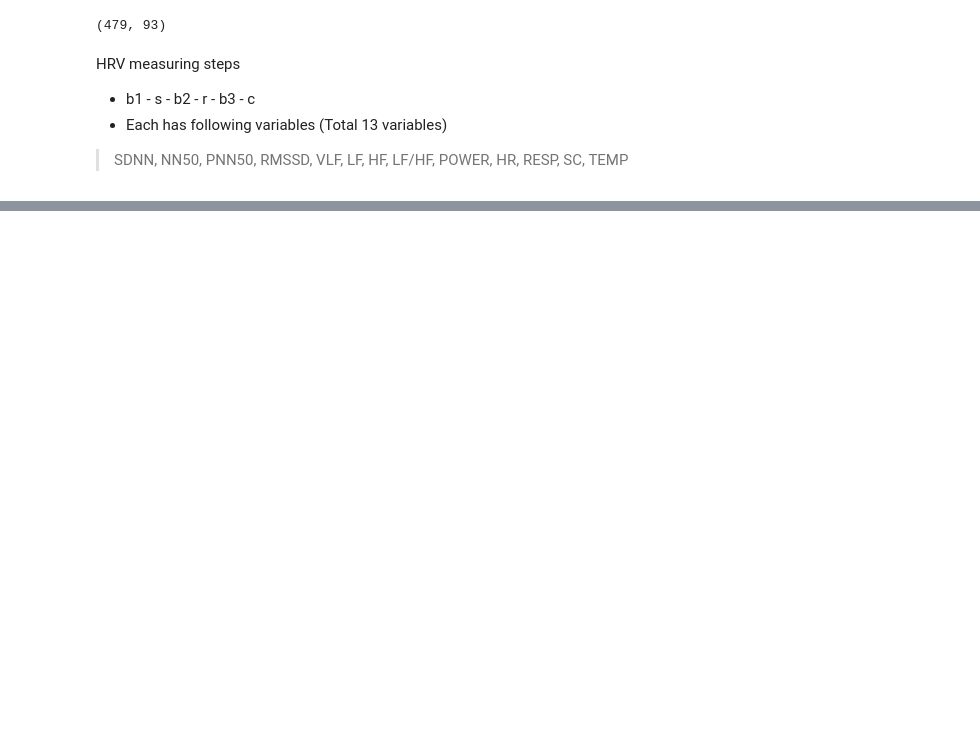
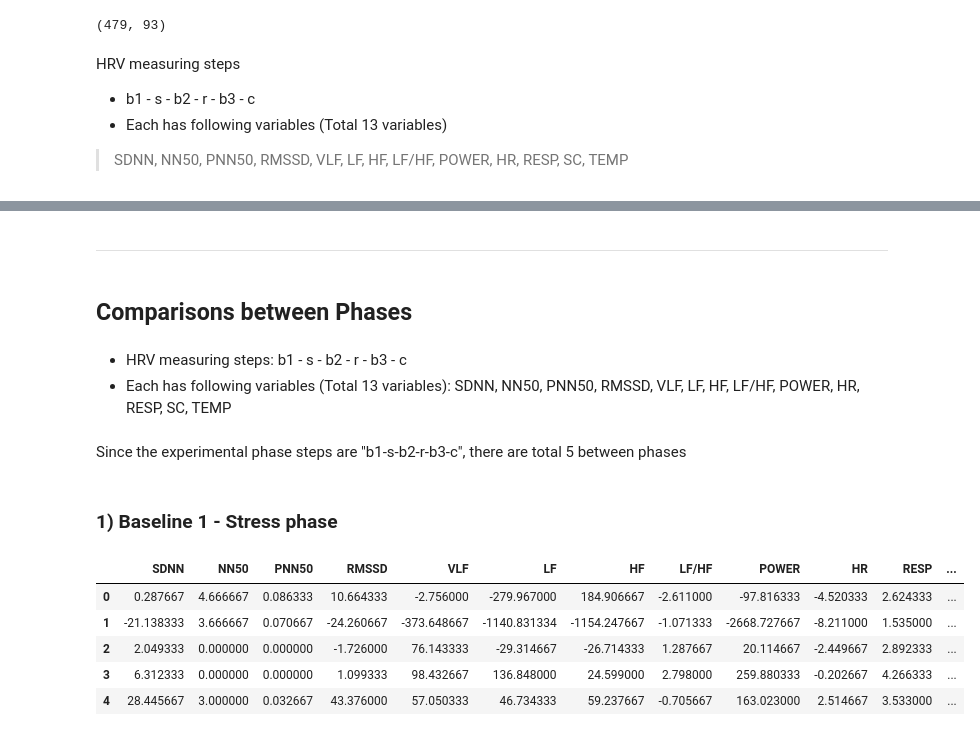
Before and after one commit to andrewyoo214/depression-pred, a Jupyter notebook: HRV_analysis.ipynb, the cells around one changed output, grey strips where cells are left out. Drawn from its saved outputs; the diff is of its cells as text; code cells hidden in the pictures; blank space fills up the shorter version.

```diff
--- a/HRV_analysis.ipynb
+++ b/HRV_analysis.ipynb
@@ -112,0 +100,21 @@ hrv_b1
+# %% [markdown]
+- - -
+# %% [markdown]
+## Comparisons between Phases
+# %% [markdown]
+* HRV measuring steps: b1 - s - b2 - r - b3 - c
+* Each has following variables (Total 13 variables): SDNN, NN50, PNN50, RMSSD, VLF, LF, HF, LF/HF, POWER, HR, RESP, SC, TEMP
+# %% [markdown]
+Since the experimental phase steps are "b1-s-b2-r-b3-c", there are total 5 between phases
+# %% [markdown]
+### 1) Baseline 1 - Stress phase
+# %%
+hrv_b1_s_sub = hrv_b1_rename - hrv_s_rename
+hrv_b1_s_sub.head()
+# %% [output]
+|  | SDNN | NN50 | PNN50 | RMSSD | VLF | LF | HF | LF/HF | POWER | HR | RESP | ... |
+| 0 | 0.287667 | 4.666667 | 0.086333 | 10.664333 | -2.756000 | -279.967000 | 184.906667 | -2.611000 | -97.816333 | -4.520333 | 2.624333 | ... |
+| 1 | -21.138333 | 3.666667 | 0.070667 | -24.260667 | -373.648667 | -1140.831334 | -1154.247667 | -1.071333 | -2668.727667 | -8.211000 | 1.535000 | ... |
+| 2 | 2.049333 | 0.000000 | 0.000000 | -1.726000 | 76.143333 | -29.314667 | -26.714333 | 1.287667 | 20.114667 | -2.449667 | 2.892333 | ... |
+| 3 | 6.312333 | 0.000000 | 0.000000 | 1.099333 | 98.432667 | 136.848000 | 24.599000 | 2.798000 | 259.880333 | -0.202667 | 4.266333 | ... |
+| 4 | 28.445667 | 3.000000 | 0.032667 | 43.376000 | 57.050333 | 46.734333 | 59.237667 | -0.705667 | 163.023000 | 2.514667 | 3.533000 | ... |
```
Also changed, not shown: parts of 59 cells of this notebook.
